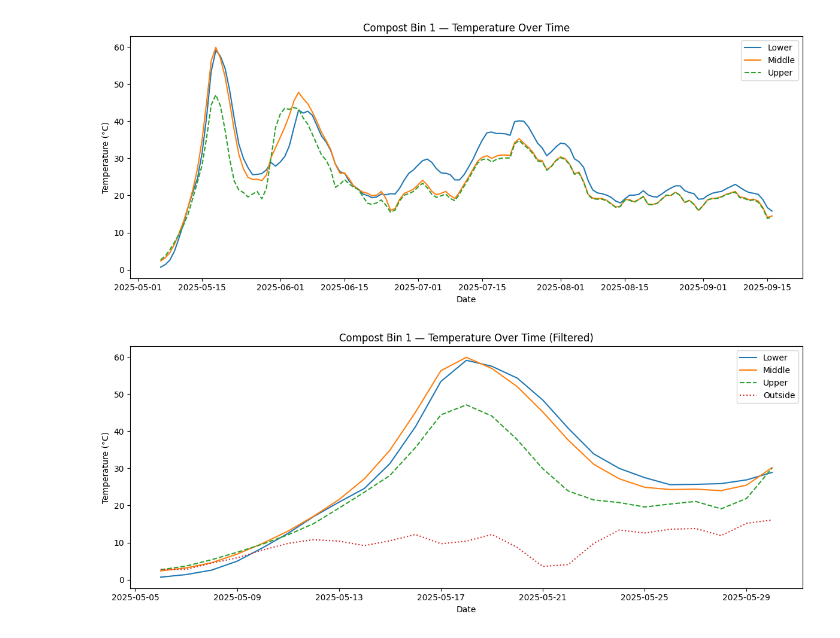
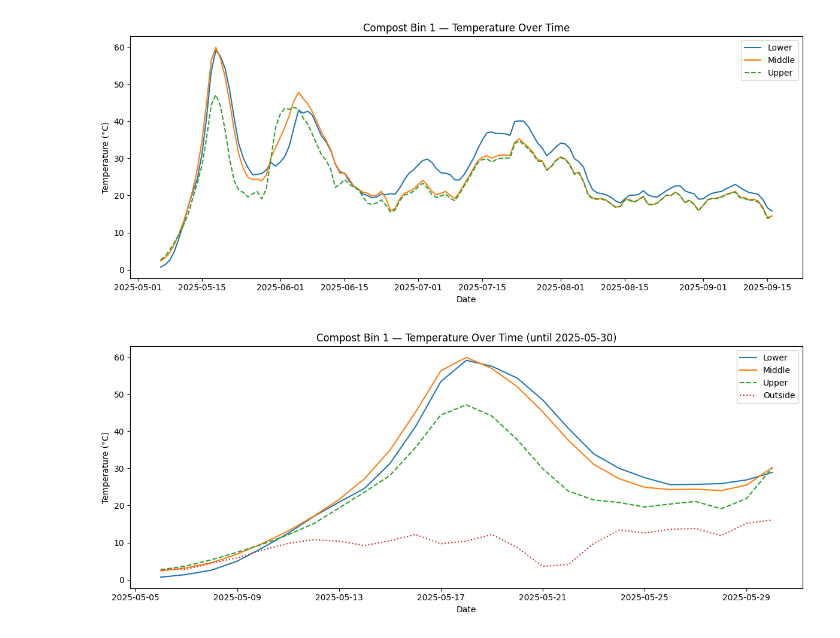
Before and after one commit to Compost-Coders/composting-coders, a Jupyter notebook: notebooks/Compost_Analysis_with_Research.ipynb, the cells around one changed output. Drawn from its saved outputs; the diff is of its cells as text; code cells hidden in the pictures.

```diff
--- a/notebooks/Compost_Analysis_with_Research.ipynb
+++ b/notebooks/Compost_Analysis_with_Research.ipynb
@@ -22,7 +22,7 @@ import seaborn as sns
 import matplotlib.pyplot as plt
 
 # Load dataset
-df = pd.read_csv('../data/combined_compost_measurements.csv')
+df = pd.read_csv('combined_compost_measurements.csv')
 
 df['Day'] = pd.to_datetime(df['Day'])
 
@@ -113,19 +113,19 @@ plt.show()
 # %%
 df_filtered = df[(df['Day'] <= '2025-05-30')]
 
 plt.figure(figsize=(12, 5))
 plt.plot(df_filtered['Day'], df_filtered['Compost 1-Lower-Temperature'],  label='Lower')
 plt.plot(df_filtered['Day'], df_filtered['Compost 1-Middle-Temperature'], label='Middle')
 plt.plot(df_filtered['Day'], df_filtered['Compost 1-Upper-Temperature'],  label='Upper', linestyle='--')
 plt.plot(df_filtered['Day'], df_filtered['Outside-Outside-Temperature'], label='Outside', linestyle=':')
-plt.title('Compost Bin 1 — Temperature Over Time (Filtered)')
+plt.title('Compost Bin 1 — Temperature Over Time (until 2025-05-30)')
 plt.xlabel('Date')
 plt.ylabel('Temperature (°C)')
 plt.legend()
 plt.tight_layout()
 plt.show()
 # %% [output]
-[figure, old version]
+[figure, new version]
 # %% [markdown]
 # Temperature Analysis: Composting Bin (May 6 – May 30, 2025)
 
```
Also changed, not shown: parts of 19 cells of this notebook.
